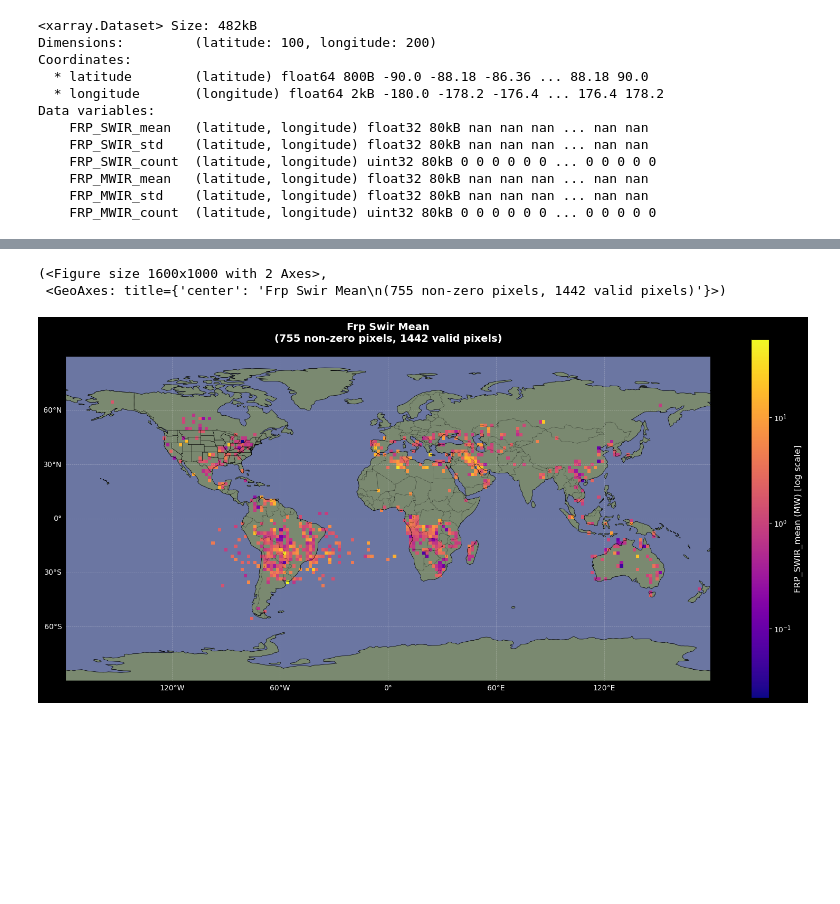
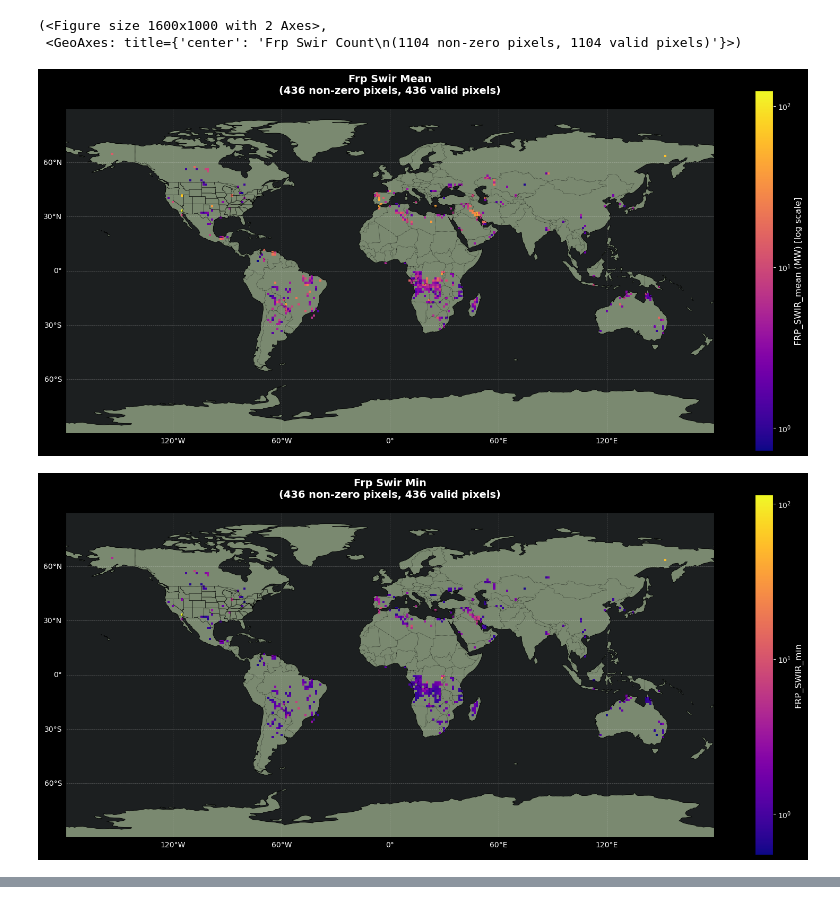
Before and after one commit to hygeos/wekeo_frp_l3, a Jupyter notebook: notebooks/level3.ipynb, the cells around one changed output, grey strips where cells are left out. Cells and saved outputs as stored; diff of their text form; code cells hidden in the pictures; blank space fills up the shorter version.

```diff
--- a/notebooks/level3.ipynb
+++ b/notebooks/level3.ipynb
@@ -65,31 +73,45 @@ for d in ds.data_vars:
 # %%
 from wekeo.log_event_accumulator import accumulate_events_to_grid
 
 import xarray as xr
 
 f = "/mnt/ceph/proj/WEKEO/outputs/log_event_2022_07_15.nc"
 log_event = xr.open_dataset(f)
 
 # print(log_event)
 
 l3 = accumulate_events_to_grid(
     log_event,
-    variables=["FRP_SWIR", "FRP_MWIR"],
-    width=200,
-    height=100,
+    width=300,
+    min_count=3,
 )
 
-print(l3)
+
+from wekeo.plot_L3_FRP import plot_L3_FRP
+import numpy as np
+
+colormap = "plasma"
+
+# Single variable
+plot_L3_FRP(l3, variable='FRP_SWIR_mean', cmap=colormap)
+plot_L3_FRP(l3, variable='FRP_SWIR_min', cmap=colormap)
+plot_L3_FRP(l3, variable='FRP_SWIR_max', cmap=colormap)
+plot_L3_FRP(l3, variable='FRP_SWIR_std', cmap=colormap)
+plot_L3_FRP(l3, variable='FRP_SWIR_count', cmap='autumn')
+
+
+# print(np.nanmean(l3.FRP_SWIR_min.values))
+
+# plot_L3_FRP(l3, variable='FRP_SWIR_min')
+# plot_L3_FRP(l3, variable='FRP_SWIR_max')
+# plot_L3_FRP(l3, variable='FRP_SWIR_count')
+
+
+
+# plot_L3_FRP(l3, variable='FRP_SWIR_no_SAA_mean')
+# plot_L3_FRP(l3, variable='FRP_MWIR_mean')
 # %% [output]
-<xarray.Dataset> Size: 482kB
-Dimensions:         (latitude: 100, longitude: 200)
-Coordinates:
-  * latitude        (latitude) float64 800B -90.0 -88.18 -86.36 ... 88.18 90.0
-  * longitude       (longitude) float64 2kB -180.0 -178.2 -176.4 ... 176.4 178.2
-Data variables:
-    FRP_SWIR_mean   (latitude, longitude) float32 80kB nan nan nan ... nan nan
-    FRP_SWIR_std    (latitude, longitude) float32 80kB nan nan nan ... nan nan
-    FRP_SWIR_count  (latitude, longitude) uint32 80kB 0 0 0 0 0 0 ... 0 0 0 0 0
-    FRP_MWIR_mean   (latitude, longitude) float32 80kB nan nan nan ... nan nan
-    FRP_MWIR_std    (latitude, longitude) float32 80kB nan nan nan ... nan nan
-    FRP_MWIR_count  (latitude, longitude) uint32 80kB 0 0 0 0 0 0 ... 0 0 0 0 0
+(<Figure size 1600x1000 with 2 Axes>,
+ <GeoAxes: title={'center': 'Frp Swir Count\n(1104 non-zero pixels, 1104 valid pixels)'}>)
+[figure, added]
+[figure, added]
@@ -96,9 +120,0 @@ Data variables:
-# %%
-from wekeo.plot_L3_FRP import plot_L3_FRP
-
-# Single variable
-plot_L3_FRP(l3, variable='FRP_SWIR_mean')
-# %% [output]
-(<Figure size 1600x1000 with 2 Axes>,
- <GeoAxes: title={'center': 'Frp Swir Mean\n(755 non-zero pixels, 1442 valid pixels)'}>)
-[figure, removed]
```
Also changed, not shown: parts of 4 cells of this notebook, 3 other files.
